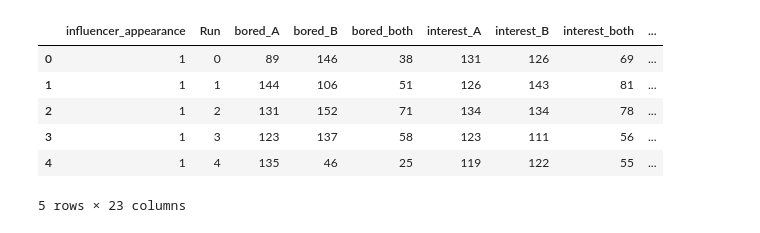
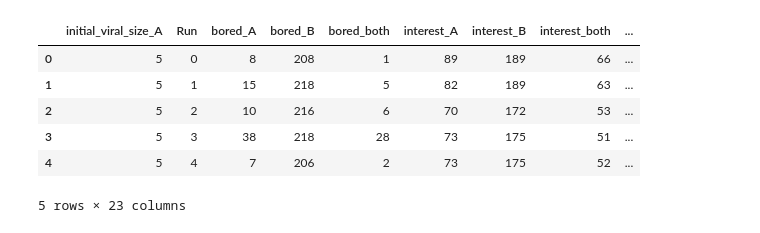
Before and after one commit to cakraocha/meme-abm, a Jupyter notebook: experiment.ipynb, the cells around one changed output. Drawn from its saved outputs; the diff is of its cells as text; code cells hidden in the pictures.

```diff
--- a/experiment.ipynb
+++ b/experiment.ipynb
@@ -112,54 +340,54 @@ batch_run_results.to_csv('batch_result_1.csv', index=False)
 # %%
 # running experiment using mesa batchrunner
-# 2. influencer as the variable params
-
+# 3. bigger viral size for meme A, but more interest to meme B
 fixed_params = {
     "num_nodes": 250,
-    "n_groups": 5,
-    "initial_viral_size_A": 5,
+    "n_groups" : 5,
     "initial_viral_size_B": 5,
     "meme_spread_chance": 0.3,
     "maybe_bored": 0.3,
+    "influencer_appearance": 3,
     "influencer_spread_chance": 0.6,
-    "interest_meme_A_chance": 0.5,
-    "interest_meme_B_chance": 0.5
+    "interest_meme_A_chance": 0.3,
+    "interest_meme_B_chance": 0.7
 }
 
 variable_params = {
-    "influencer_appearance": [1, 3, 5, 7]
+    "initial_viral_size_A": [5, 15, 30, 45]
 }
 
-batch_run_2 = BatchRunner(
+batch_run_3 = BatchRunner(
     MemeModel,
     variable_parameters=variable_params,
     fixed_parameters=fixed_params,
     iterations=50,
     max_steps=100,
     model_reporters={
         "susceptible": number_susceptible,
         "num_steps": number_steps,
         "peak_A": number_peak_meme_A,
         "step_peak_A": step_peak_meme_A,
         "peak_B": number_peak_meme_B,
         "step_peak_B": step_peak_meme_B,
         "bored_A": number_bored_A,
         "bored_B": number_bored_B,
         "bored_both": number_bored_both,
         "interest_A": number_interest_A,
         "interest_B": number_interest_B,
         "interest_both": number_interest_both
     }
 )
 
-batch_run_2.run_all()
+batch_run_3.run_all()
 
-batch_run_2_results = batch_run_2.get_model_vars_dataframe()
-batch_run_2_results.head()
+batch_run_3_results = batch_run_3.get_model_vars_dataframe()
+batch_run_3_dc = batch_run_3.get_collector_model()
+batch_run_3_results.head()
 # %% [output]
-|  | influencer_appearance | Run | bored_A | bored_B | bored_both | interest_A | interest_B | interest_both | ... |
-| 0 | 1 | 0 | 89 | 146 | 38 | 131 | 126 | 69 | ... |
-| 1 | 1 | 1 | 144 | 106 | 51 | 126 | 143 | 81 | ... |
-| 2 | 1 | 2 | 131 | 152 | 71 | 134 | 134 | 78 | ... |
-| 3 | 1 | 3 | 123 | 137 | 58 | 123 | 111 | 56 | ... |
-| 4 | 1 | 4 | 135 | 46 | 25 | 119 | 122 | 55 | ... |
+|  | initial_viral_size_A | Run | bored_A | bored_B | bored_both | interest_A | interest_B | interest_both | ... |
+| 0 | 5 | 0 | 8 | 208 | 1 | 89 | 189 | 66 | ... |
+| 1 | 5 | 1 | 15 | 218 | 5 | 82 | 189 | 63 | ... |
+| 2 | 5 | 2 | 10 | 216 | 6 | 70 | 172 | 53 | ... |
+| 3 | 5 | 3 | 38 | 218 | 28 | 73 | 175 | 51 | ... |
+| 4 | 5 | 4 | 7 | 206 | 2 | 73 | 175 | 52 | ... |
 5 rows × 23 columns
```
Also changed, not shown: parts of 22 cells of this notebook, 12 other files.
